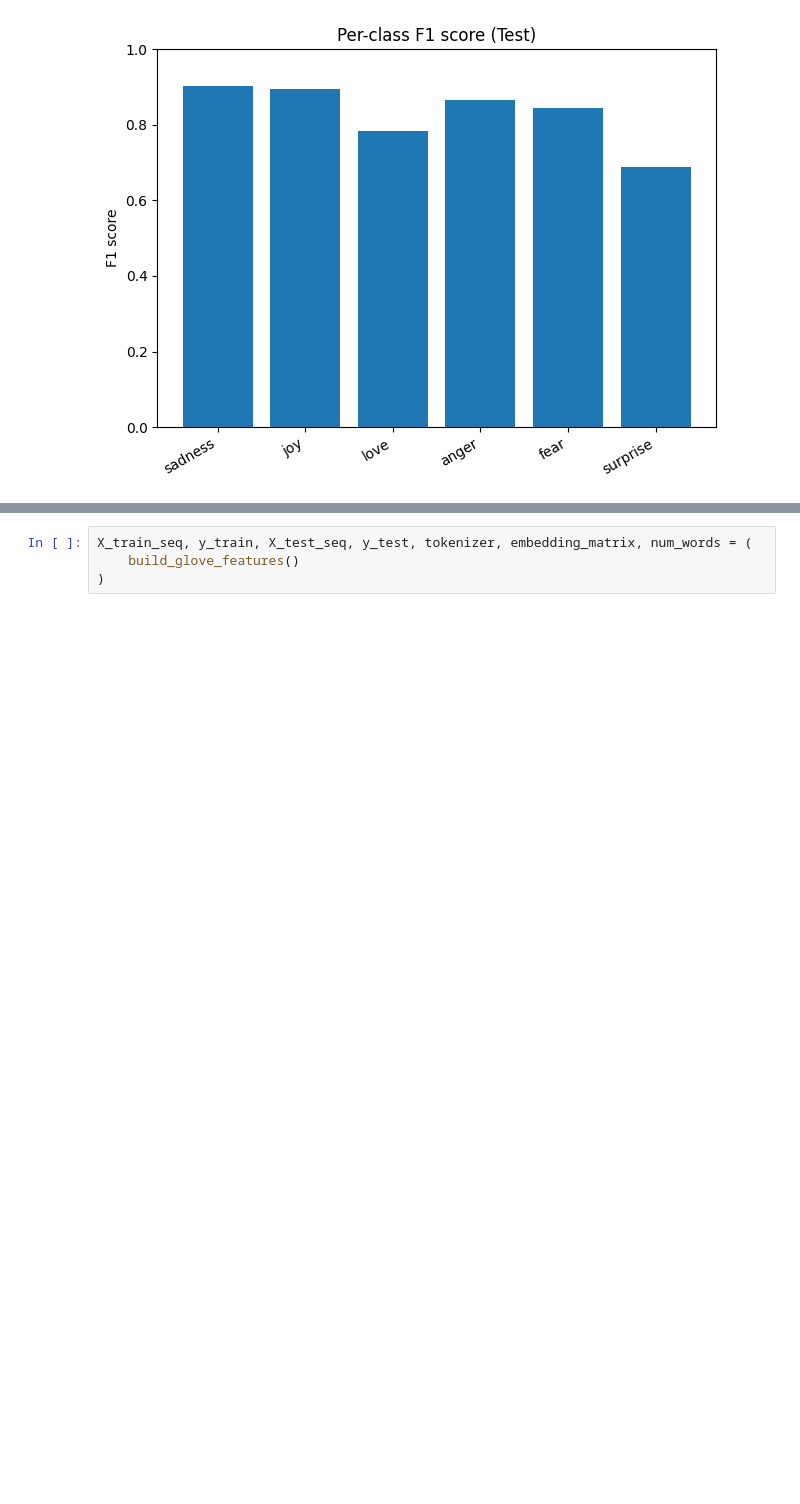
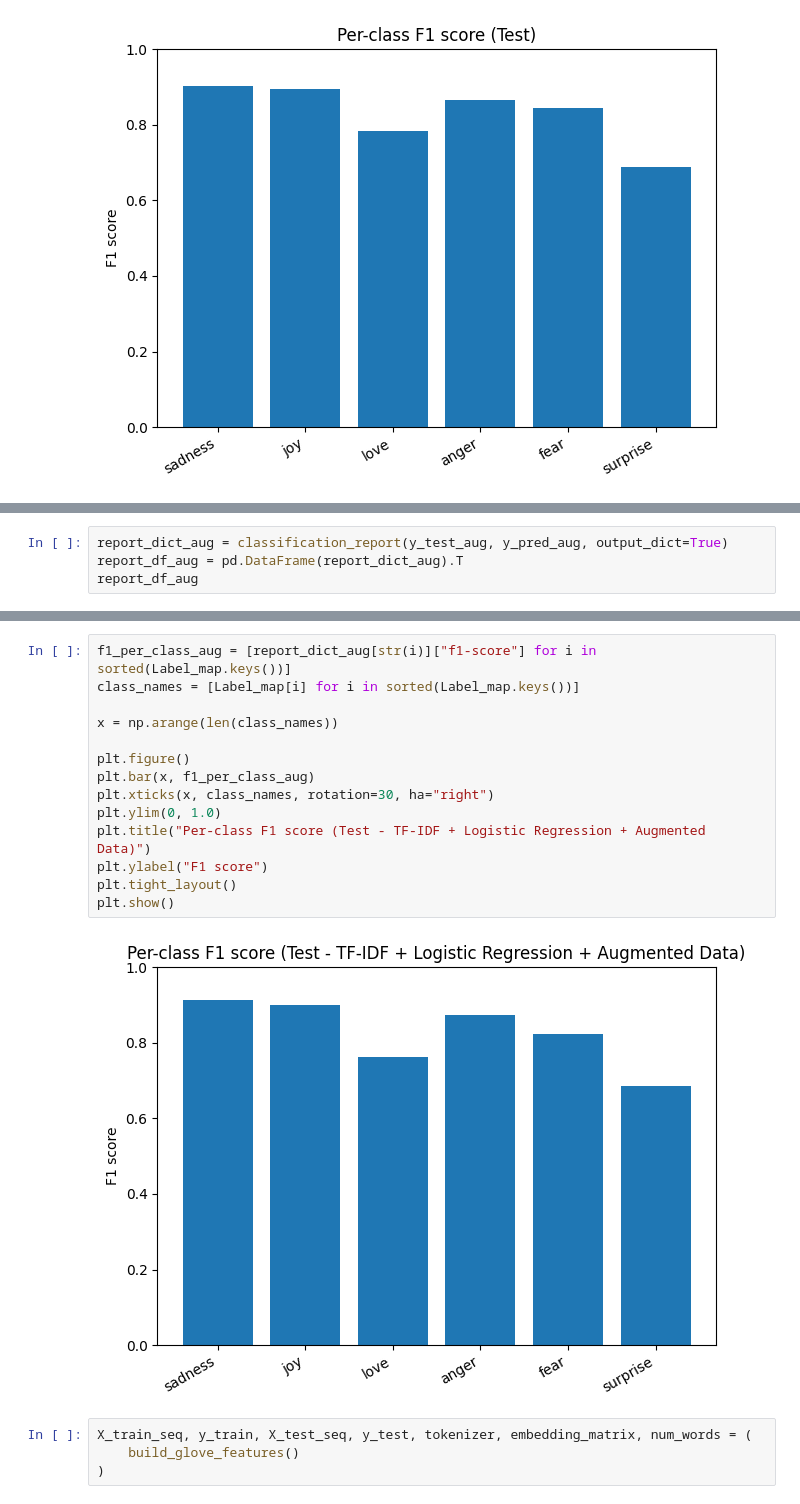
Before and after one commit to TgDSML/Movie-review-emotion-classifier, a Jupyter notebook: notebooks/logistic_regression.ipynb, the cells around one changed output, grey strips where cells are left out. Saved outputs shown, nothing was run; the diff lists cells and outputs as text; blank space fills up the shorter version.

```diff
--- a/notebooks/logistic_regression.ipynb
+++ b/notebooks/logistic_regression.ipynb
@@ -118,0 +182,4 @@ plt.show()
+# %%
+report_dict_aug = classification_report(y_test_aug, y_pred_aug, output_dict=True)
+report_df_aug = pd.DataFrame(report_dict_aug).T
+report_df_aug
@@ -119,3 +208,19 @@ plt.show()
+# %%
+f1_per_class_aug = [report_dict_aug[str(i)]["f1-score"] for i in sorted(Label_map.keys())]
+class_names = [Label_map[i] for i in sorted(Label_map.keys())]
+
+x = np.arange(len(class_names))
+
+plt.figure()
+plt.bar(x, f1_per_class_aug)
+plt.xticks(x, class_names, rotation=30, ha="right")
+plt.ylim(0, 1.0)
+plt.title("Per-class F1 score (Test - TF-IDF + Logistic Regression + Augmented Data)")
+plt.ylabel("F1 score")
+plt.tight_layout()
+plt.show()
+# %% [output]
+[figure, added]
 # %%
 X_train_seq, y_train, X_test_seq, y_test, tokenizer, embedding_matrix, num_words = (
     build_glove_features()
```
Also changed, not shown: parts of 11 cells of this notebook.
